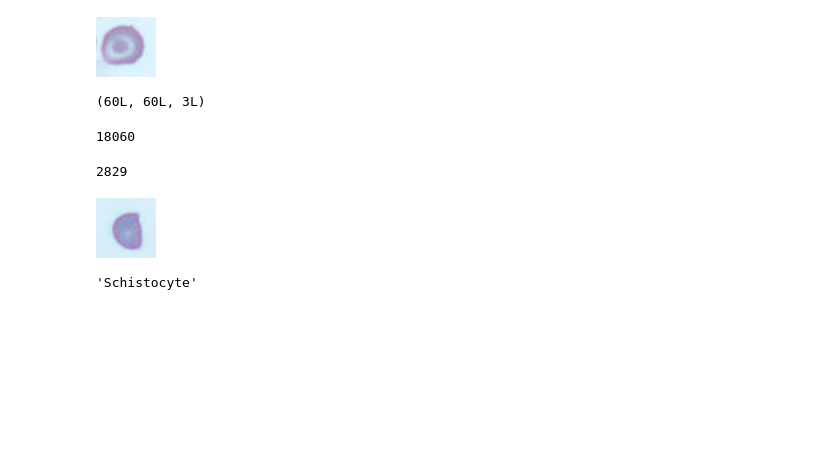
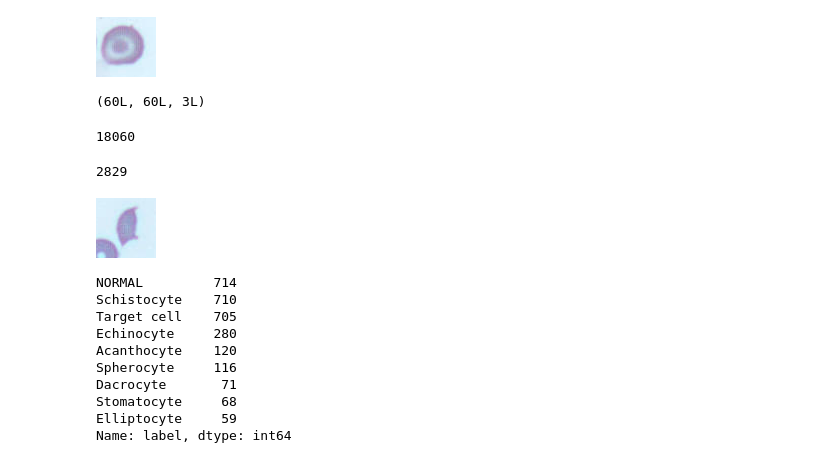
Before and after one commit to tjdurant/rbc_cnn_old, a Jupyter notebook: notebooks/CNN_DataSet_Prep.ipynb, the cells around one changed output. Cells and saved outputs as stored; diff of their text form; code cells hidden in the pictures; blank space fills up the shorter version.

```diff
--- a/notebooks/CNN_DataSet_Prep.ipynb
+++ b/notebooks/CNN_DataSet_Prep.ipynb
@@ -11,32 +11,9 @@ import matplotlib.pyplot as plt
 
 
 # Set working directory
-DATA_DIR = 'C:/Users/thoma/Documents/00GitHub/rbc_cnn/'
+DATA_DIR = 'C:/Users/thoma/Documents/00GitHub/rbc_cnn/data/'
 # Set image directory which is off of GitHub
 IMG_DIR = 'C:/Users/thoma/Documents/00GitHub/00_LOCAL_ONLY/Cellavision_Trial_images/Test3_AltFebruary/'
-
-
-# Not sure what this pickle is
-df = pd.read_pickle(DATA_DIR + 'notebooks/classifications.df.pkl')
-
-
-# {1L: 'Normal', 2L: 'Abnormal'}
-label_index = pd.read_csv(DATA_DIR + 'notebooks/label_index.csv')
-label_index.reset_index()
-classdict = {k:v for __, (k,v) in label_index.iterrows()}
-
-data = df.reset_index()
-data = data.rename(columns={'index': 'event'})
-
-
-def get_image(n):
-    return Image.open(IMG_DIR + 'rbcs/{}'.format(n))
-
-def thumb(n):
-	try:
-		return Image.open(IMG_DIR + 'rbcs/{}'.format(n))
-	except:
-		return Image.open(IMG_DIR + 'mosaic/images/Normal/{}.png'.format(n))
 # %%
 # http://stackoverflow.com/questions/15514593/importerror-no-module-named-when-trying-to-run-python-script
 
@@ -456,11 +446,7 @@ len(hk['X'])
 # %% [output]
 2829
 # %%
-pic = Image.fromarray(hk['X'][240])
+pic = Image.fromarray(hk['X'][333])
 pic
 # %% [output]
-[figure, old version]
+[figure, new version]
-# %%
-hk['y'][240]
-# %% [output]
-'Schistocyte'
@@ -466,0 +457,13 @@ hk['y'][240]
+# %%
+df2.label.value_counts()
+# %% [output]
+NORMAL         714
+Schistocyte    710
+Target cell    705
+Echinocyte     280
+Acanthocyte    120
+Spherocyte     116
+Dacrocyte       71
+Stomatocyte     68
+Elliptocyte     59
+Name: label, dtype: int64
```
Also changed, not shown: parts of 19 cells of this notebook, 2 other files.
